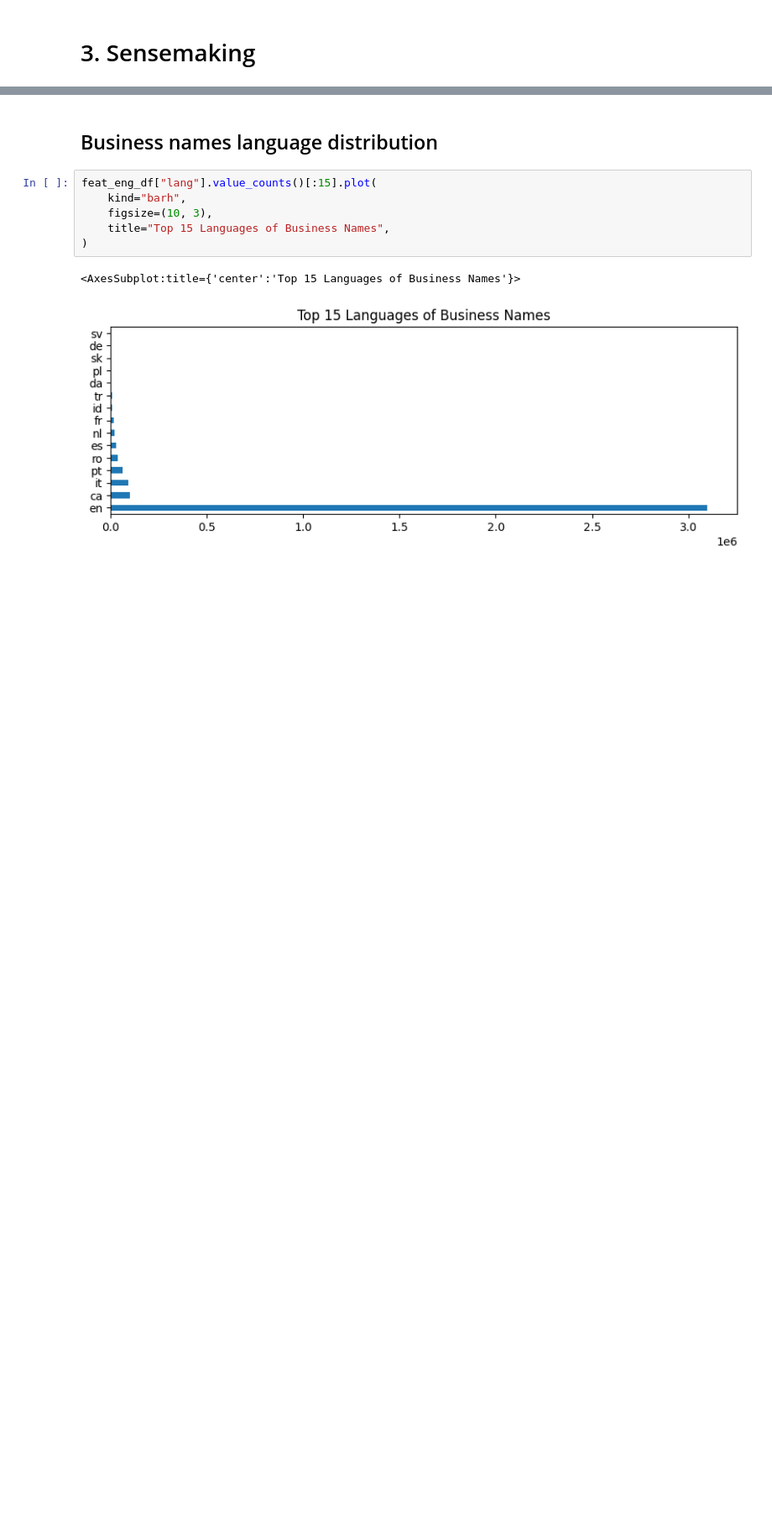
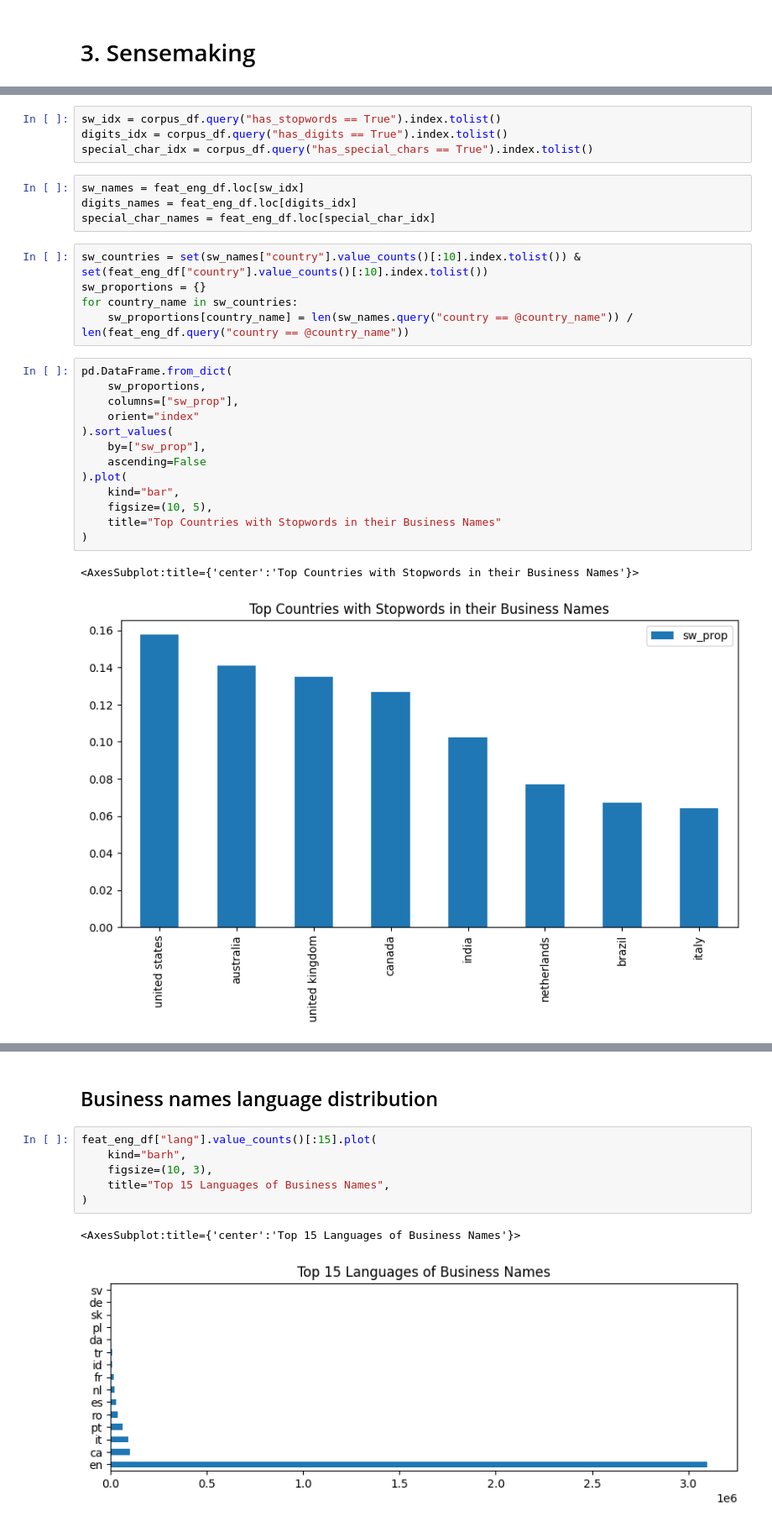
Before and after one commit to juanroesel/business-names-eda, a Jupyter notebook: src/notebooks/business_names_eda.ipynb, the cells around one changed output, grey strips where cells are left out. Shown at 84% size. Cells and saved outputs as stored; diff of their text form; blank space fills up the shorter version.

```diff
--- a/src/notebooks/business_names_eda.ipynb
+++ b/src/notebooks/business_names_eda.ipynb
@@ -272,0 +368,29 @@ Name: size range, dtype: object
+# %%
+sw_idx = corpus_df.query("has_stopwords == True").index.tolist()
+digits_idx = corpus_df.query("has_digits == True").index.tolist()
+special_char_idx = corpus_df.query("has_special_chars == True").index.tolist()
+# %%
+sw_names = feat_eng_df.loc[sw_idx]
+digits_names = feat_eng_df.loc[digits_idx]
+special_char_names = feat_eng_df.loc[special_char_idx]
+# %%
+sw_countries = set(sw_names["country"].value_counts()[:10].index.tolist()) & set(feat_eng_df["country"].value_counts()[:10].index.tolist())
+sw_proportions = {}
+for country_name in sw_countries:
+    sw_proportions[country_name] = len(sw_names.query("country == @country_name")) / len(feat_eng_df.query("country == @country_name"))
+# %%
+pd.DataFrame.from_dict(
+    sw_proportions,
+    columns=["sw_prop"],
+    orient="index"
+).sort_values(
+    by=["sw_prop"],
+    ascending=False
+).plot(
+    kind="bar",
+    figsize=(10, 5),
+    title="Top Countries with Stopwords in their Business Names"
+)
+# %% [output]
+<AxesSubplot:title={'center':'Top Countries with Stopwords in their Business Names'}>
+[figure, added]
```
Also changed, not shown: parts of 30 cells of this notebook.
